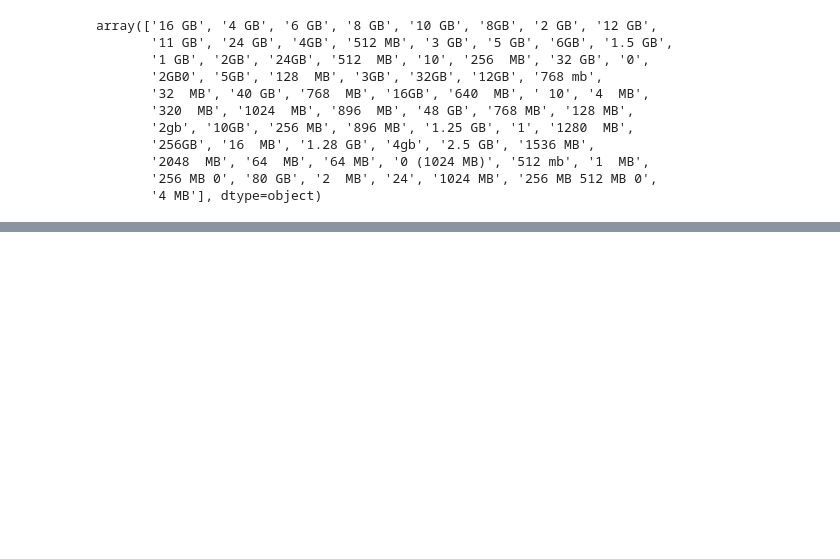
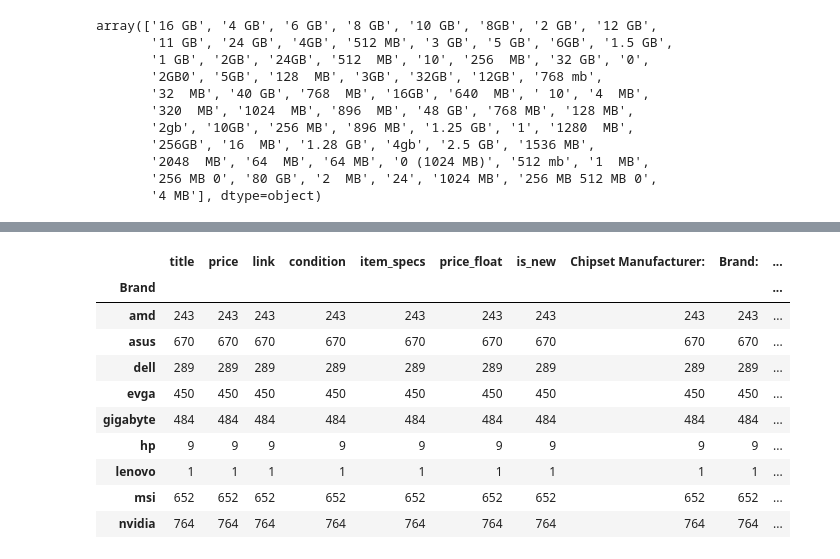
Before and after one commit to LuAsm/Tweet_sentiment_predict, a Jupyter notebook: notebooks/modelling.ipynb, the cells around one changed output, grey strips where cells are left out. Drawn from its saved outputs; the diff is of its cells as text; code cells hidden in the pictures; blank space fills up the shorter version.

Commit message:
Add just basic EDA and ML model

```diff
--- a/notebooks/modelling.ipynb
+++ b/notebooks/modelling.ipynb
@@ -284,0 +304,2 @@ df.loc[df["Memory Size:"] == "256 MB"]
+# %%
+df.drop(df.index[(df["Chipset/GPU Model:"] == "N/A")],axis=0,inplace=True)
@@ -284,0 +323,2 @@ df.loc[df["Memory Size:"] == "256 MB"]
+# %%
+df['Brand:'] = df['Brand:'].str.replace('|',' ').str.replace('/',' ').str.replace(',',' ')
@@ -284,0 +339,14 @@ df.loc[df["Memory Size:"] == "256 MB"]
+# %%
+df.groupby("Brand").count()
+# %% [output]
+|  | title | price | link | condition | item_specs | price_float | is_new | Chipset Manufacturer: | Brand: | ... |
+| Brand |  |  |  |  |  |  |  |  |  | ... |
+| amd | 243 | 243 | 243 | 243 | 243 | 243 | 243 | 243 | 243 | ... |
+| asus | 670 | 670 | 670 | 670 | 670 | 670 | 670 | 670 | 670 | ... |
+| dell | 289 | 289 | 289 | 289 | 289 | 289 | 289 | 289 | 289 | ... |
+| evga | 450 | 450 | 450 | 450 | 450 | 450 | 450 | 450 | 450 | ... |
+| gigabyte | 484 | 484 | 484 | 484 | 484 | 484 | 484 | 484 | 484 | ... |
+| hp | 9 | 9 | 9 | 9 | 9 | 9 | 9 | 9 | 9 | ... |
+| lenovo | 1 | 1 | 1 | 1 | 1 | 1 | 1 | 1 | 1 | ... |
+| msi | 652 | 652 | 652 | 652 | 652 | 652 | 652 | 652 | 652 | ... |
+| nvidia | 764 | 764 | 764 | 764 | 764 | 764 | 764 | 764 | 764 | ... |
```
Also changed, not shown: parts of 20 cells of this notebook, 1 other file.
